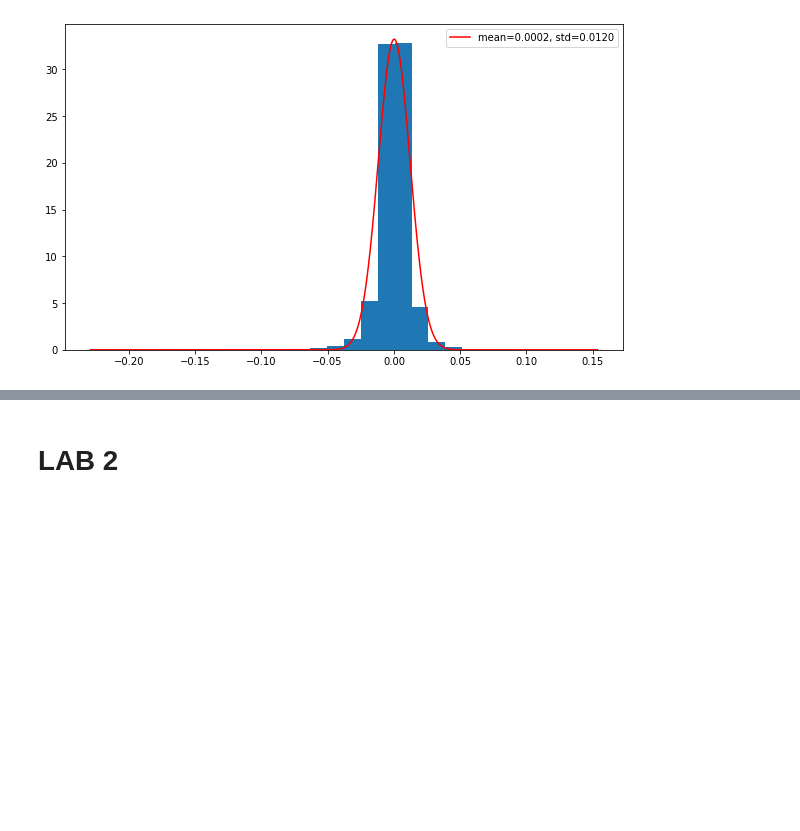
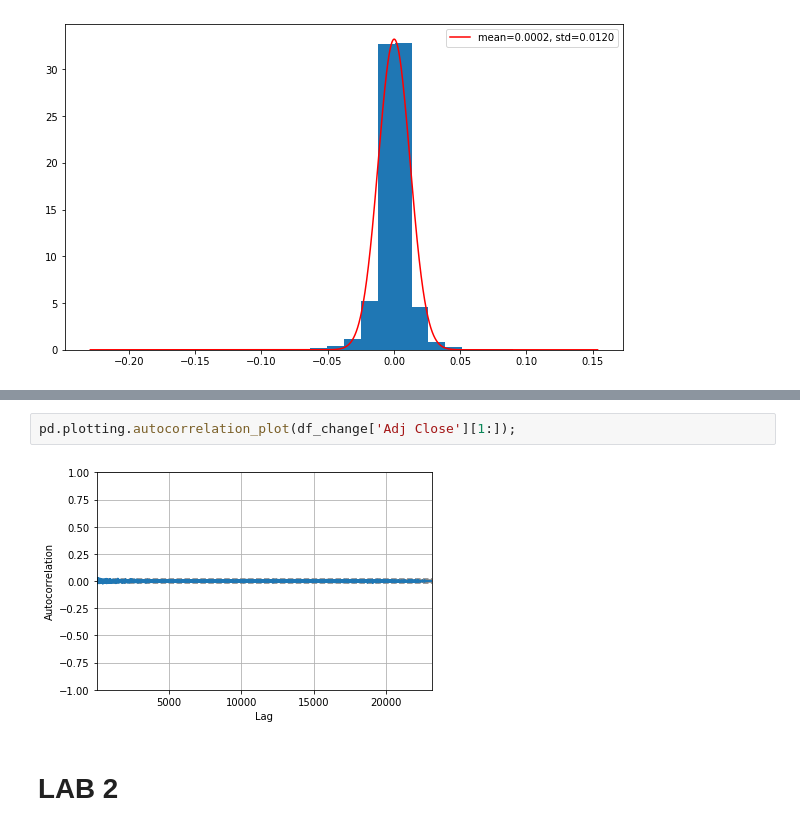
Before and after one commit to pawel717-SCGE/lab1, a Jupyter notebook: lab1-SCGE.ipynb, the cells around one changed output, grey strips where cells are left out. Cells and saved outputs as stored; diff of their text form; blank space fills up the shorter version.

```diff
--- a/lab1-SCGE.ipynb
+++ b/lab1-SCGE.ipynb
@@ -172,3 +192,7 @@ ax.legend(loc='best')
+# %%
+pd.plotting.autocorrelation_plot(df_change['Adj Close'][1:]);
+# %% [output]
+[figure, added]
 # %% [markdown]
 # LAB 2
 # %%
```
Also changed, not shown: parts of 34 cells of this notebook, 1 other file.
